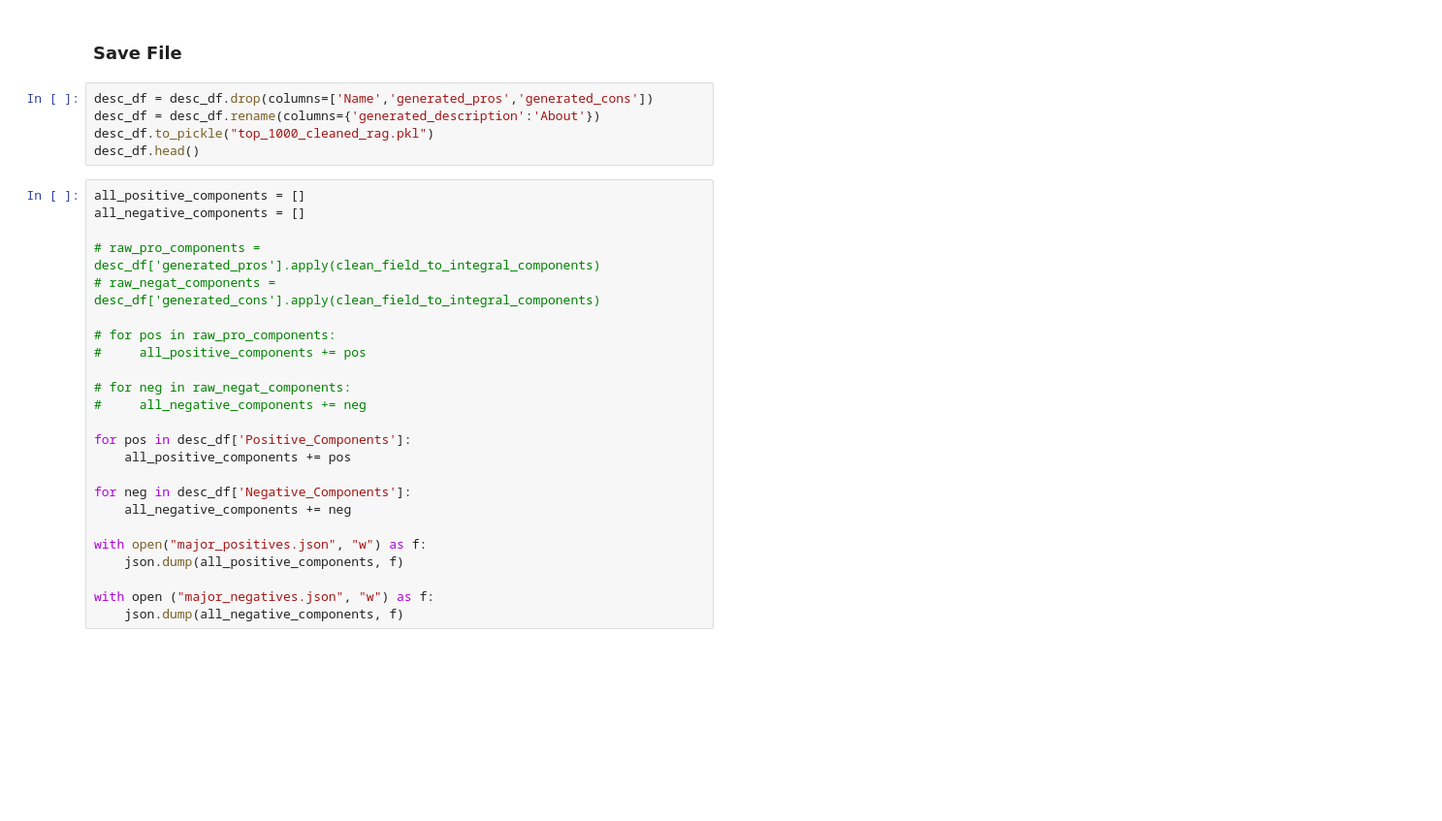
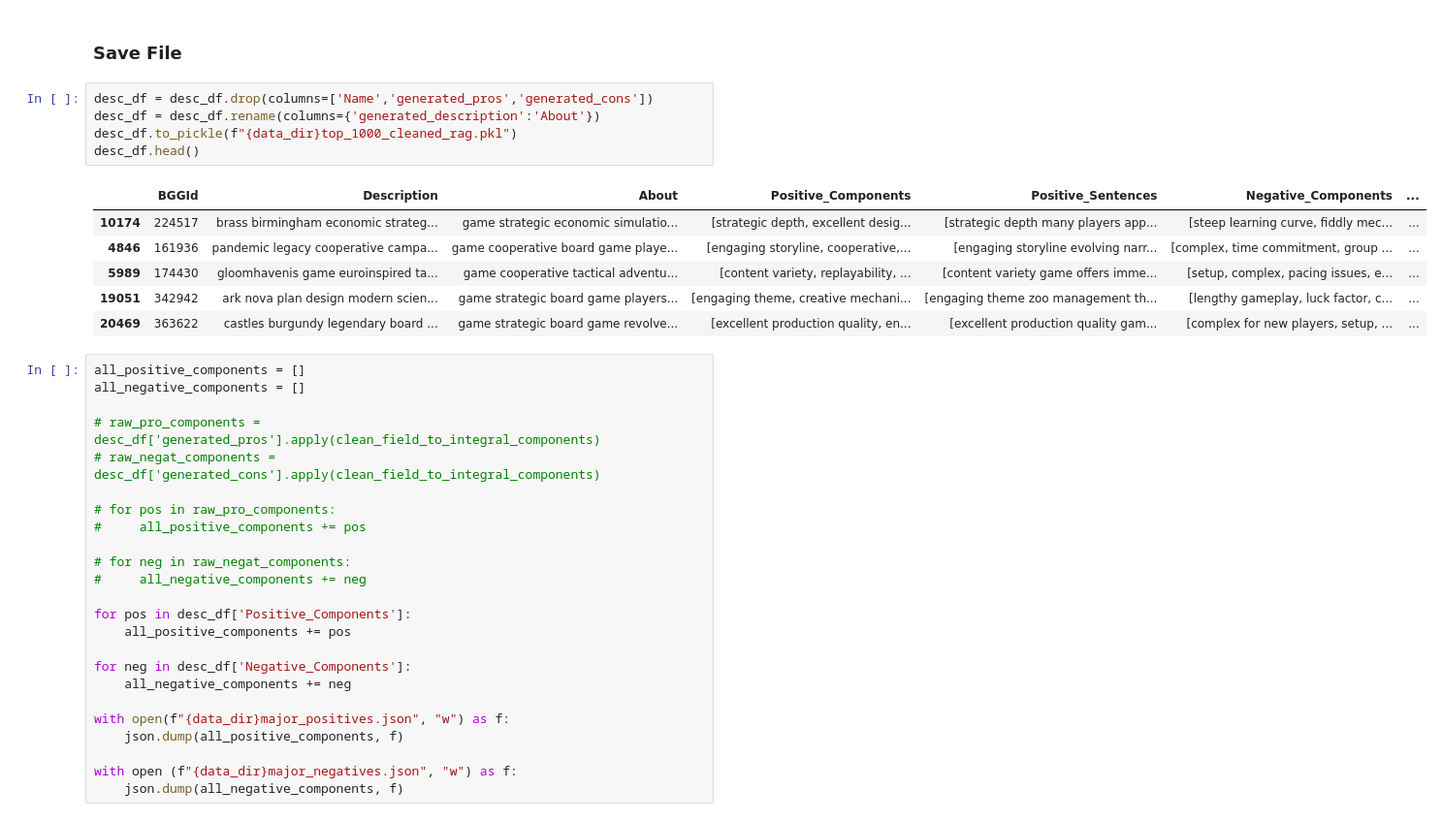
Before and after one commit to threnjen/boardgamegeek, a Jupyter notebook: exploratory_notebooks/01_build_top_1000_generated_pros_cons.ipynb, the cells around one changed output. Shown at 97% size. Cells and saved outputs as stored; diff of their text form; blank space fills up the shorter version.

```diff
--- a/exploratory_notebooks/01_build_top_1000_generated_pros_cons.ipynb
+++ b/exploratory_notebooks/01_build_top_1000_generated_pros_cons.ipynb
@@ -183,8 +175,15 @@ for i, row in desc_df.iterrows():
 # %%
 desc_df = desc_df.drop(columns=['Name','generated_pros','generated_cons'])
 desc_df = desc_df.rename(columns={'generated_description':'About'})
-desc_df.to_pickle("top_1000_cleaned_rag.pkl")
+desc_df.to_pickle(f"{data_dir}top_1000_cleaned_rag.pkl")
 desc_df.head()
+# %% [output]
+|  | BGGId | Description | About | Positive_Components | Positive_Sentences | Negative_Components | ... |
+| 10174 | 224517 | brass birmingham economic strateg... | game strategic economic simulatio... | [strategic depth, excellent desig... | [strategic depth many players app... | [steep learning curve, fiddly mec... | ... |
+| 4846 | 161936 | pandemic legacy cooperative campa... | game cooperative board game playe... | [engaging storyline, cooperative,... | [engaging storyline evolving narr... | [complex, time commitment, group ... | ... |
+| 5989 | 174430 | gloomhavenis game euroinspired ta... | game cooperative tactical adventu... | [content variety, replayability, ... | [content variety game offers imme... | [setup, complex, pacing issues, e... | ... |
+| 19051 | 342942 | ark nova plan design modern scien... | game strategic board game players... | [engaging theme, creative mechani... | [engaging theme zoo management th... | [lengthy gameplay, luck factor, c... | ... |
+| 20469 | 363622 | castles burgundy legendary board ... | game strategic board game revolve... | [excellent production quality, en... | [excellent production quality gam... | [complex for new players, setup, ... | ... |
 # %%
 all_positive_components = []
 all_negative_components = []
@@ -204,8 +203,8 @@ for pos in desc_df['Positive_Components']:
 for neg in desc_df['Negative_Components']:
     all_negative_components += neg
 
-with open("major_positives.json", "w") as f:
+with open(f"{data_dir}major_positives.json", "w") as f:
     json.dump(all_positive_components, f)
 
-with open ("major_negatives.json", "w") as f:
+with open (f"{data_dir}major_negatives.json", "w") as f:
     json.dump(all_negative_components, f)
```
Also changed, not shown: parts of 7 cells of this notebook, 3 other files.
